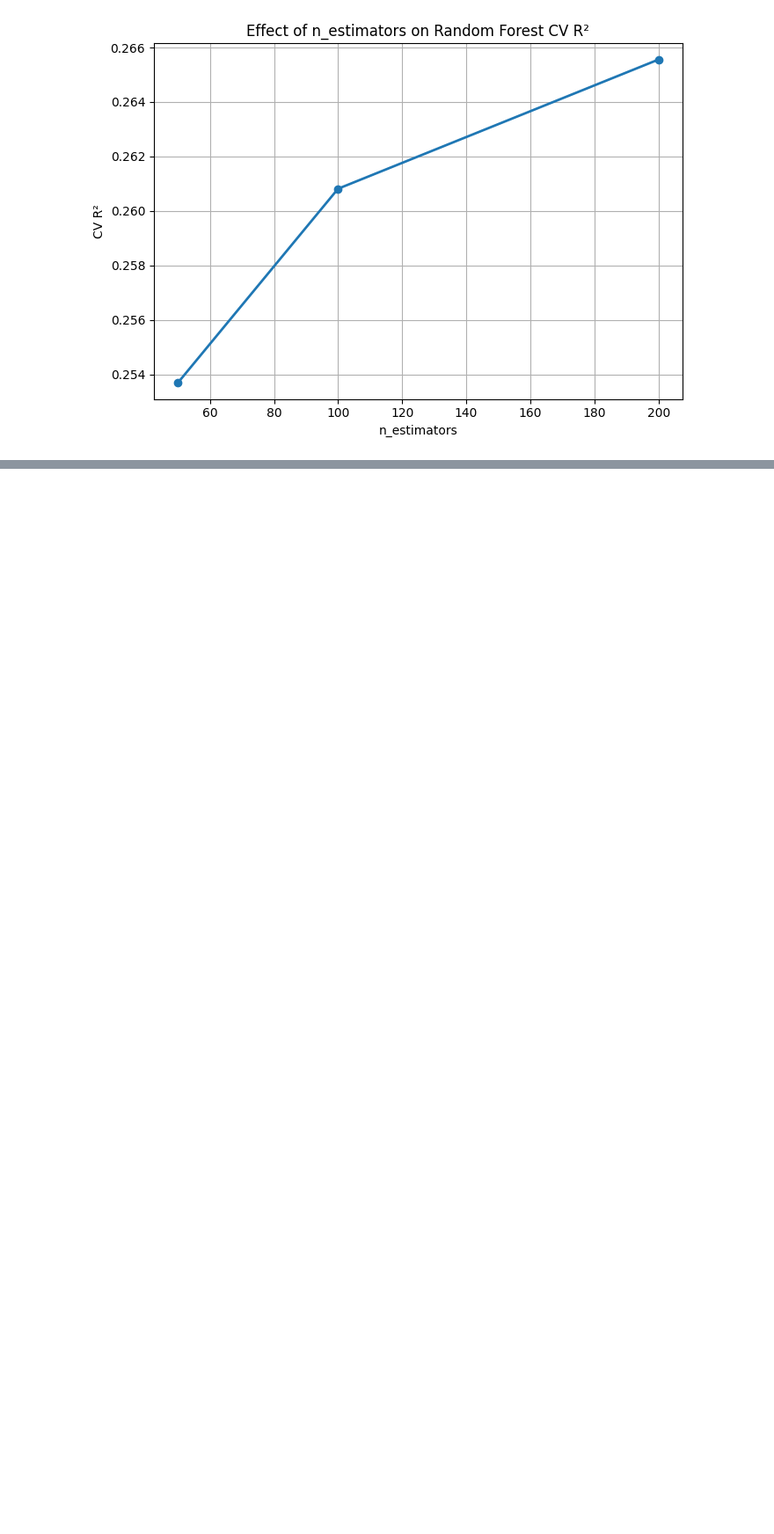
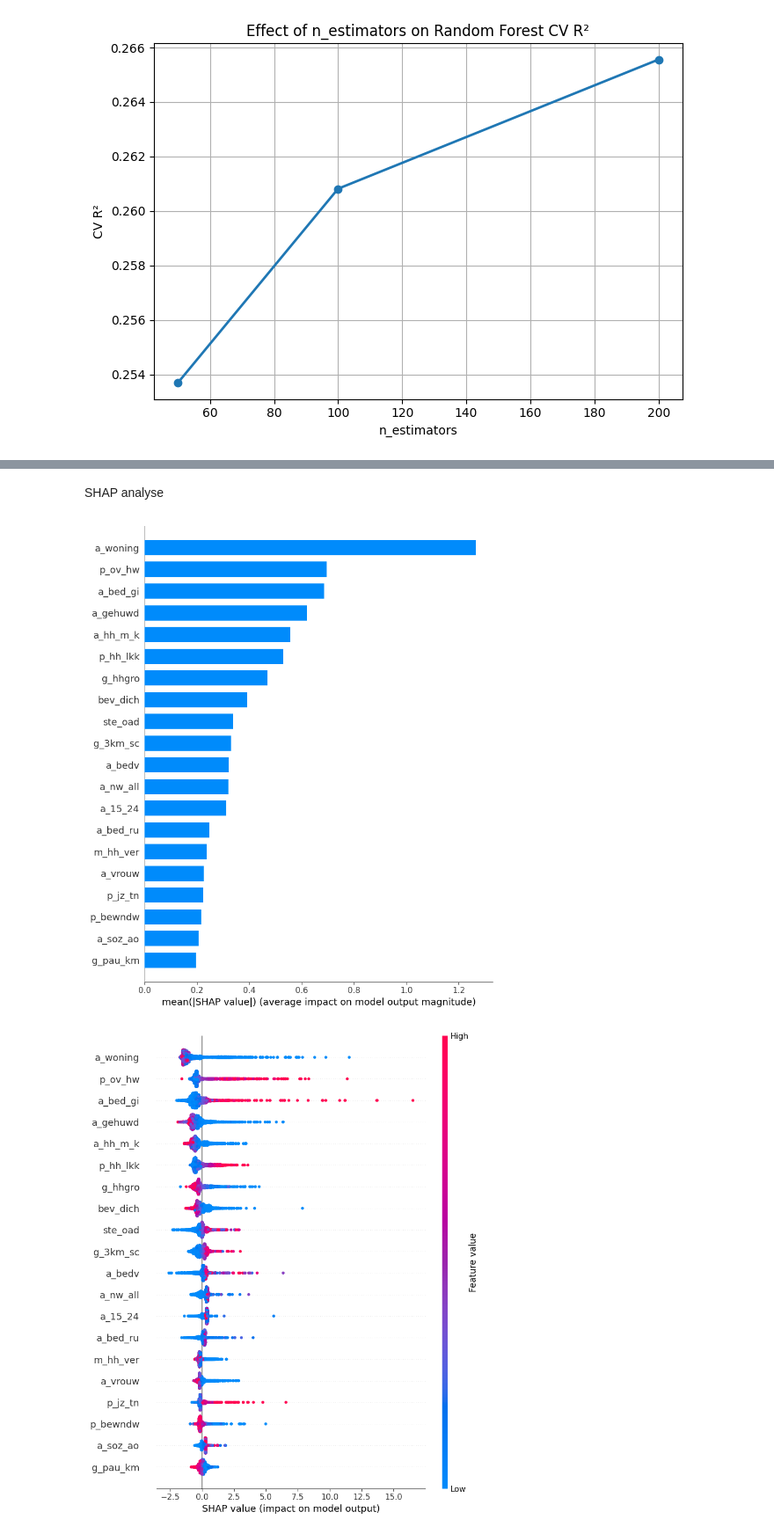
Before and after one commit to DiegoSourbag/ML-Final_Project, a Jupyter notebook: main.ipynb, the cells around one changed output, grey strips where cells are left out. Shown at 88% size. Drawn from its saved outputs; the diff is of its cells as text; code cells hidden in the pictures; blank space fills up the shorter version.

```diff
--- a/main.ipynb
+++ b/main.ipynb
@@ -365,0 +569,15 @@ plt.show()
+# %% [markdown]
+SHAP analyse
+# %%
+model = best_xgb
+
+sample_idx = np.random.choice(X_train_model.index, size=2000, replace=False)
+X_sample = X_train_model.loc[sample_idx]
+
+explainer = shap.TreeExplainer(model)
+shap_values = explainer.shap_values(X_sample)
+shap.summary_plot(shap_values, X_sample, plot_type="bar")
+shap.summary_plot(shap_values, X_sample)
+# %% [output]
+[figure, added]
+[figure, added]
```
Also changed, not shown: parts of 13 cells of this notebook, 1 other file.
